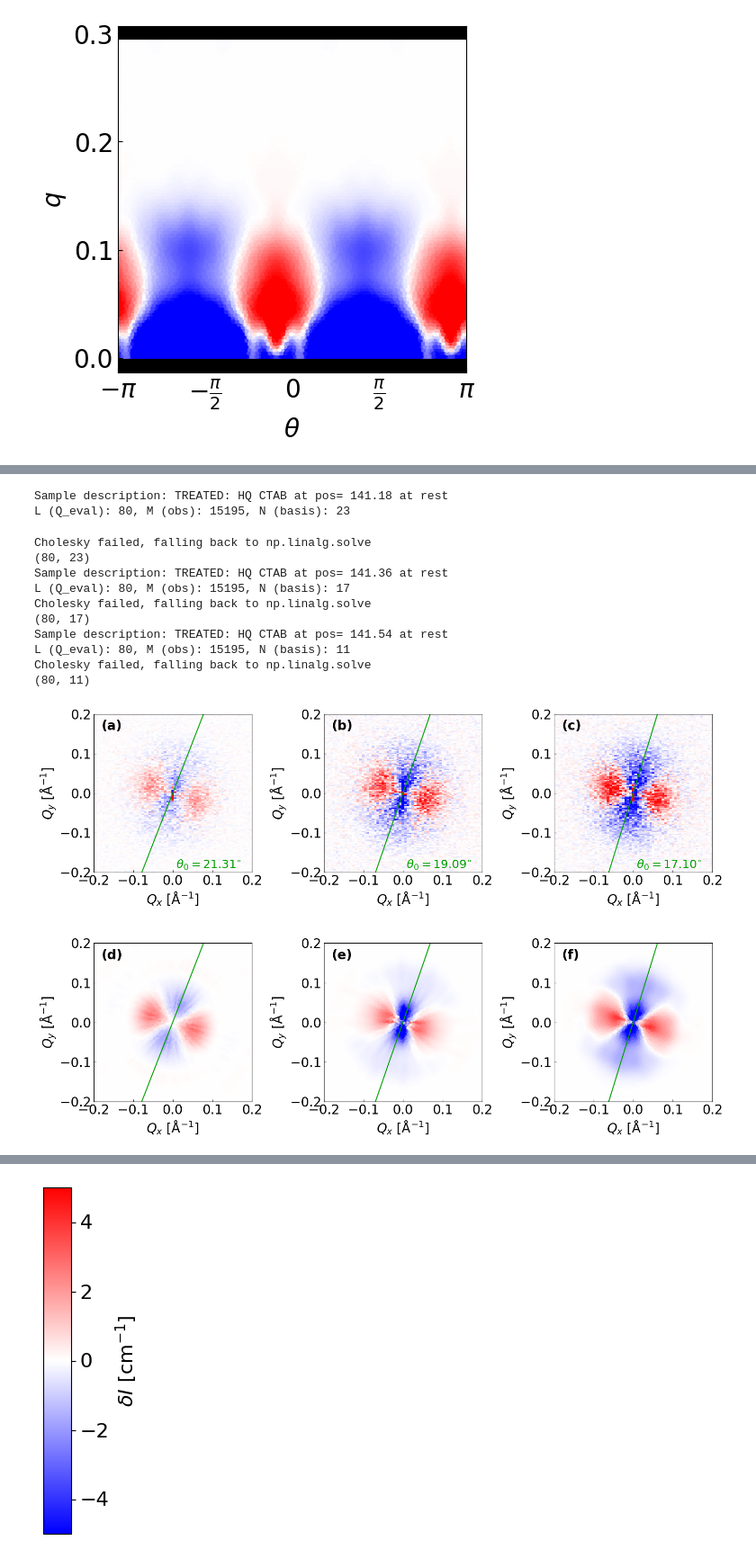
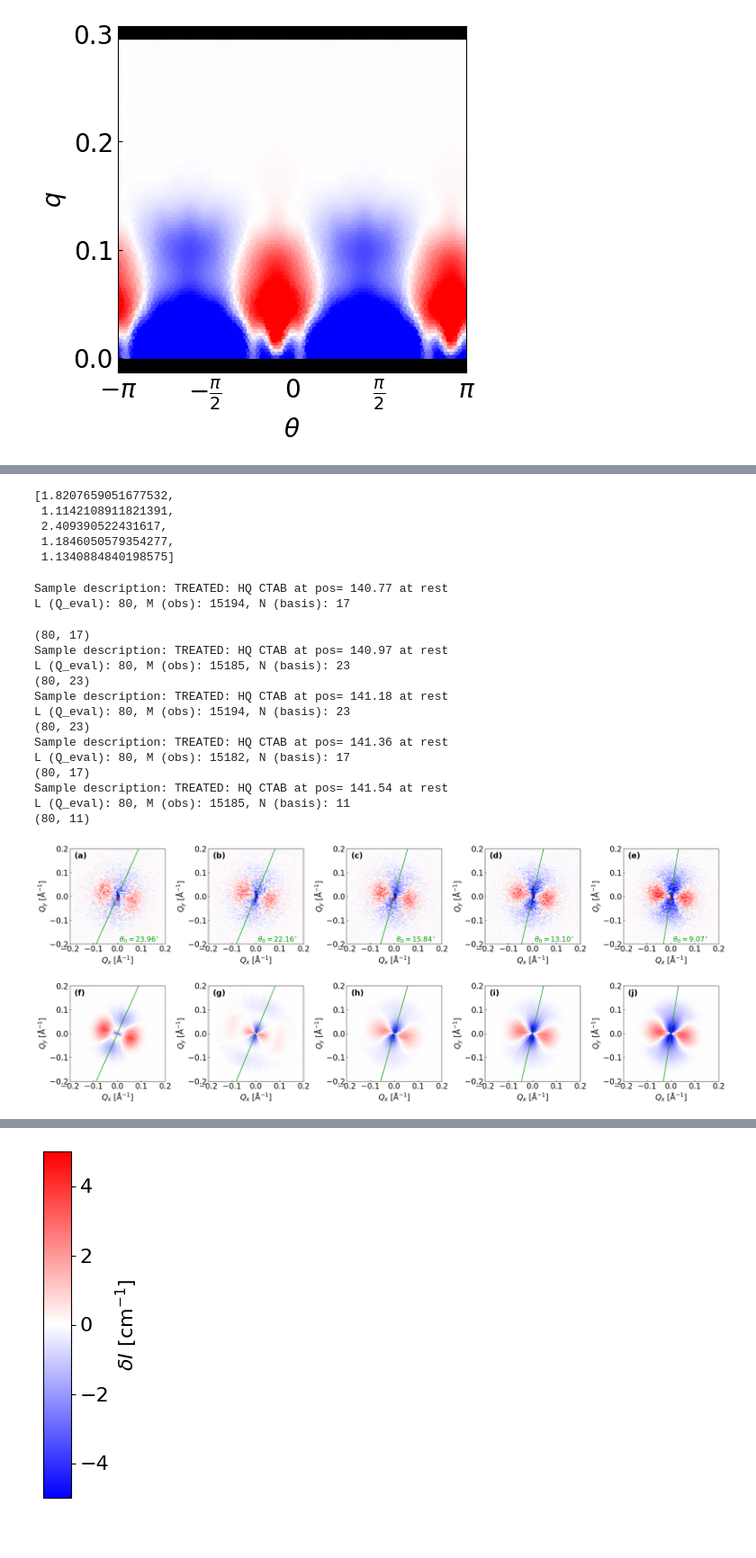
Before and after one commit to ch-tung/MLSR, a Jupyter notebook: 2D/Figure_exp_ILL_demo.ipynb, the cells around one changed output, grey strips where cells are left out. Shown at 90% size. Drawn from its saved outputs; the diff is of its cells as text; code cells hidden in the pictures; blank space fills up the shorter version.

Commit message:
handle with unreasonable data near beam center

```diff
--- a/2D/Figure_exp_ILL_demo.ipynb
+++ b/2D/Figure_exp_ILL_demo.ipynb
@@ -712,13 +736,23 @@ ax.set_facecolor('black')
+# %%
+scale_quiescent
+# %% [output]
+[1.8207659051677532,
+ 1.1142108911821391,
+ 2.409390522431617,
+ 1.1846050579354277,
+ 1.1340884840198575]
 # %%
 ## load data series
 data_list = []
-position_list = [3,4,5]
-n_list = [11,8,5]
-lambda_list = [0.045, 0.045, 0.03]
+position_list = [1, 2, 3, 4, 5]
+n_list = [8, 11, 11, 8, 5]
+lambda_list = [0.048, 0.048, 0.045, 0.045, 0.03]
 
-panels_list = ["(a)", "(b)", "(c)", "(d)", "(e)", "(f)"]
 
-fig = plt.figure(figsize=(15, 10))
+
+panels_list = ["(a)", "(b)", "(c)", "(d)", "(e)", "(f)", "(g)", "(h)", "(i)", "(j)", "(k)", "(l)"]
+
+fig = plt.figure(figsize=(25, 10))
 for index, position in enumerate(position_list):
     filename = f"./data/ILL_shear/000{position}00.nxs"
 
@@ -740,7 +774,7 @@ for index, position in enumerate(position_list):
         sample_desc = f['/entry0/sample_description'][()]
         print("Sample description:", sample_desc[0].decode('utf-8'))
 
-    filename = f"./data/ILL_shear/000{position}05.nxs"
+    filename = f"./data/ILL_shear/000{position}06.nxs"
     with h5py.File(filename, 'r') as f:
         path_data = '/entry0/data2/MultiDetector2_data'
         path_error = '/entry0/data2/error2'
@@ -760,9 +794,9 @@ for index, position in enumerate(position_list):
     data_list.append((I_diff, I_diff_err, qx, qy))
 
     # Plot using object-oriented API
-    ax = fig.add_subplot(2,3,index+1)
+    ax = fig.add_subplot(2,5,index+1)
 
-    c = ax.pcolormesh(qx, qy, I_diff, shading='auto', cmap=cmap, vmin=-5, vmax=5)
+    c = ax.pcolormesh(qx, qy, I_diff*scale_quiescent[index], shading='auto', cmap=cmap, vmin=-10, vmax=10)
     # c2 = ax.pcolormesh(-qx, -qy, I_diff, shading='auto', cmap='viridis')
     # fig.colorbar(c, ax=ax, label='Intensity')
 
@@ -793,7 +827,7 @@ for index, position in enumerate(position_list):
     Q_obs_all = np.sqrt(qx_flat**2 + qy_flat**2)
     theta_obs_all = np.arctan2(qy_flat, qx_flat)
     # Apply full mask as boolean condition
-    valid = (Q_obs_all > 0.01) & (Q_obs_all < 0.3)
+    valid = (Q_obs_all > 0.01) & (Q_obs_all < 0.3) & (np.abs(I_diff_flat)<10)
 
     # Final filtered arrays (force regular ndarray)
     Q_obs = np.asarray(Q_obs_all[valid])
@@ -829,7 +863,7 @@ for index, position in enumerate(position_list):
     A_MAP, I_radial_eval = bayesian_inference_ratio(
         I_obs, delta_I_obs, Q_obs, theta_obs,
         delta_Q, Q_eval, C_arr, mu_, lambda_,
-        mode="forward",
+        mode="dual",
         log_transform=log_transform, sine_basis = True
     )
     print(A_MAP.shape)
@@ -863,42 +897,45 @@ for index, position in enumerate(position_list):
     theta_eval_flat = theta_eval_grid.flatten()[index_shuffle]
     Q_eval_flat = Q_eval_grid.flatten()[index_shuffle]
     Qx_eval_flat = Qx_eval.flatten()[index_shuffle]
     Qy_eval_flat = Qy_eval.flatten()[index_shuffle]
     I_eval_flat = I_eval_flat[index_shuffle]
     I_eval_radial_flat = I_eval_radial_flat[index_shuffle]
 
-    ax = fig.add_subplot(2,3,index+4)
-    sc = ax.scatter(Qx_eval_flat, Qy_eval_flat, c=I_eval_flat,
-                    s=8, alpha=0.75, cmap=cmap, vmin = -5, vmax = 5)
+    ax = fig.add_subplot(2,5,index+6)
+    sc = ax.scatter(Qx_eval_flat, Qy_eval_flat, c=I_eval_flat*scale_quiescent[index],
+                    s=8, alpha=0.75, cmap=cmap, vmin = -10, vmax = 10)
     ax.plot(x_line, y_line, color='#00A000', linestyle='-', linewidth=1.5, label='pl eigen')
     ax.set_xlabel(r'$Q_x$ [$\mathrm{\AA}^{-1}$]', fontsize=20)
     ax.set_ylabel(r'$Q_y$ [$\mathrm{\AA}^{-1}$]', fontsize=20)
     ax.set_xticks([-0.2, -0.1, 0, 0.1, 0.2])
     ax.set_yticks([-0.2, -0.1, 0, 0.1, 0.2])
     ax.tick_params(direction='in', labelsize=20)
 
     # ax.set_xlim(np.min(qx)*1.05, np.max(qx)*1.05)
     # ax.set_ylim(np.min(qx)*1.05, np.max(qx)*1.05)
     ax.set_xlim(-0.2, 0.2)
     ax.set_ylim(-0.2, 0.2)
     ax.set_aspect(1)
 
     ax.set_facecolor('w')
-    ax.text(0.05, 0.9, panels_list[index+3], color='k', fontsize=20, fontweight='bold', transform=ax.transAxes)
+    ax.text(0.05, 0.9, panels_list[index+5], color='k', fontsize=20, fontweight='bold', transform=ax.transAxes)
     # ax.text(0.602, 0.022, r"$\theta_0 = {:.2f}^{{\circ}}$".format(np.degrees(pl_eigen)), color='k', fontsize=15, fontweight='bold', transform=ax.transAxes)
 
 plt.tight_layout()
 # %% [output]
-Sample description: TREATED: HQ CTAB at pos= 141.18 at rest
-L (Q_eval): 80, M (obs): 15195, N (basis): 23
+Sample description: TREATED: HQ CTAB at pos= 140.77 at rest
+L (Q_eval): 80, M (obs): 15194, N (basis): 17
-Cholesky failed, falling back to np.linalg.solve
+(80, 17)
+Sample description: TREATED: HQ CTAB at pos= 140.97 at rest
+L (Q_eval): 80, M (obs): 15185, N (basis): 23
+(80, 23)
+Sample description: TREATED: HQ CTAB at pos= 141.18 at rest
+L (Q_eval): 80, M (obs): 15194, N (basis): 23
 (80, 23)
 Sample description: TREATED: HQ CTAB at pos= 141.36 at rest
-L (Q_eval): 80, M (obs): 15195, N (basis): 17
-Cholesky failed, falling back to np.linalg.solve
+L (Q_eval): 80, M (obs): 15182, N (basis): 17
 (80, 17)
 Sample description: TREATED: HQ CTAB at pos= 141.54 at rest
-L (Q_eval): 80, M (obs): 15195, N (basis): 11
-Cholesky failed, falling back to np.linalg.solve
+L (Q_eval): 80, M (obs): 15185, N (basis): 11
 (80, 11)
-[figure, old version]
+[figure, new version]
```
Also changed, not shown: parts of 3 cells of this notebook, 1 other file.
